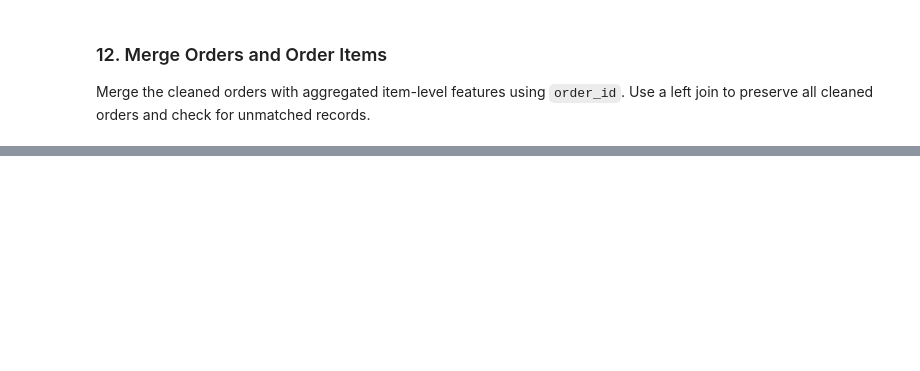
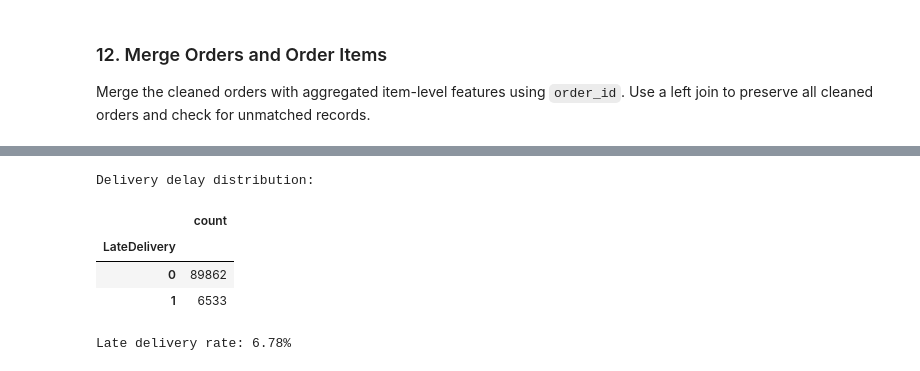
Before and after one commit to ZGXJason/CIS5450_FINAL_PROJECT, a Jupyter notebook: notebooks/01_data_cleaning.ipynb, the cells around one changed output, grey strips where cells are left out. Drawn from its saved outputs; the diff is of its cells as text; code cells hidden in the pictures; blank space fills up the shorter version.

```diff
--- a/notebooks/01_data_cleaning.ipynb
+++ b/notebooks/01_data_cleaning.ipynb
@@ -385,0 +403,18 @@ Merged dataset preview:
+# %%
+orders_merged['LateDelivery'] = (
+    orders_merged['order_delivered_customer_date'].dt.normalize() >
+    orders_merged['order_estimated_delivery_date'].dt.normalize()
+).astype(int)
+
+print("Delivery delay distribution:")
+display(orders_merged['LateDelivery'].value_counts().to_frame('count'))
+
+print("\nLate delivery rate:",
+      f"{orders_merged['LateDelivery'].mean():.2%}")
+# %% [output]
+Delivery delay distribution:
+|  | count |
+| LateDelivery |  |
+| 0 | 89862 |
+| 1 | 6533 |
+Late delivery rate: 6.78%
```
Also changed, not shown: parts of 18 cells of this notebook.
